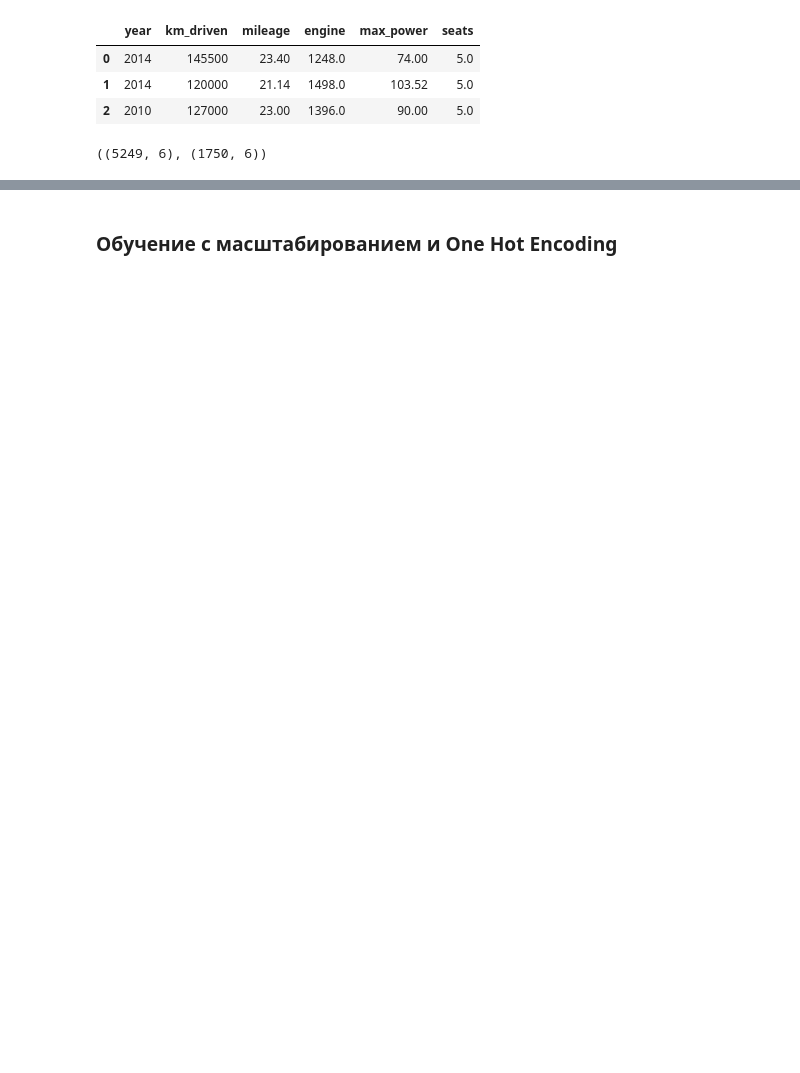
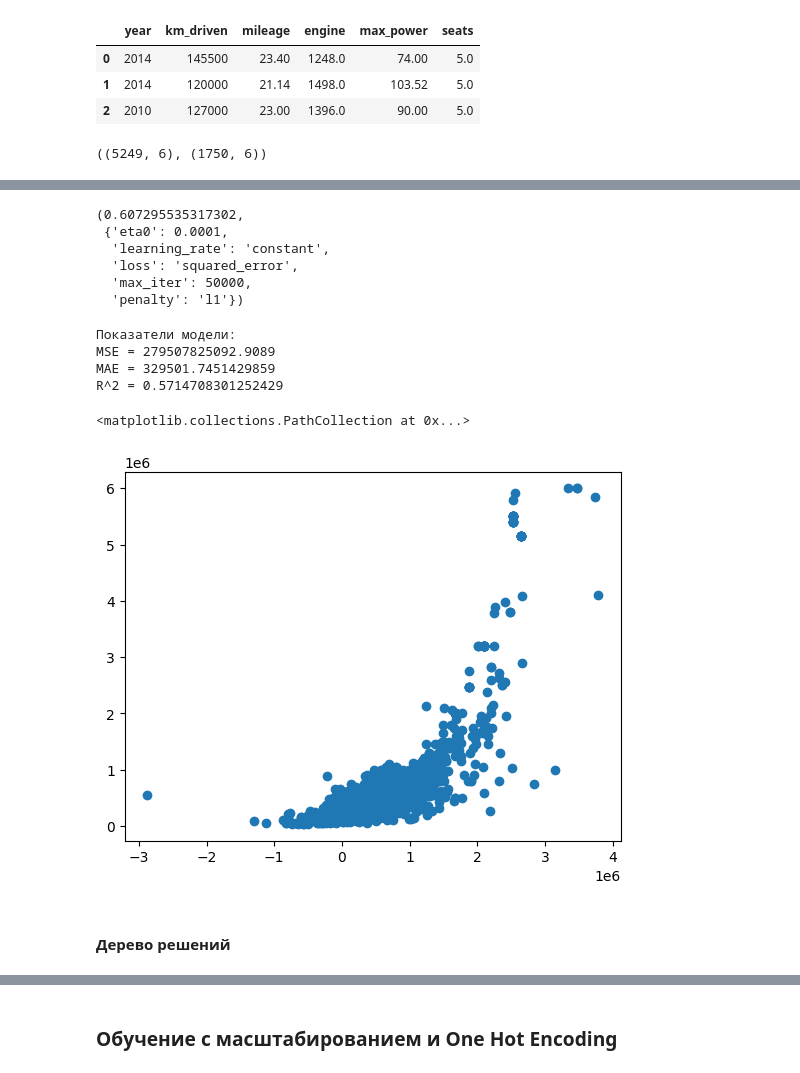
Before and after one commit to MarkLukyanov/car_price_pred, a Jupyter notebook: EDA_cars.ipynb, the cells around one changed output, grey strips where cells are left out. Cells and saved outputs as stored; diff of their text form; code cells hidden in the pictures; blank space fills up the shorter version.

```diff
--- a/EDA_cars.ipynb
+++ b/EDA_cars.ipynb
@@ -324,9 +398,2 @@ X_train.shape, X_test.shape
-# %%
-from sklearn.linear_model import Ridge
-
-regr = Ridge(alpha=0.1)
-regr.fit(X_train, y_train)
-
-pred = regr.predict(X_test)
 # %%
 # Посмотрим на показатели MAE, MAPE и R^2
@@ -364,0 +418,14 @@ with open('modelllllllll.pickle', 'wb') as f:
+# %%
+from sklearn.model_selection import GridSearchCV
+from sklearn.linear_model import SGDRegressor
+
+model = SGDRegressor()
+
+params = {'loss' : ['squared_error'],
+          'penalty' : ['l1', 'l2', None],
+          'max_iter' : [50000],
+          'learning_rate' : ['constant'],
+          'eta0' : [0.000001, 0.00001, 0.0001, 0.001, 0.01]}
+
+gs_gd = GridSearchCV(model, params, scoring='r2', cv=5, n_jobs=-1, verbose=2)
+gs_gd.fit(X_train, y_train)
@@ -364,0 +440,31 @@ with open('modelllllllll.pickle', 'wb') as f:
+# %%
+gs_gd.best_score_, gs_gd.best_params_
+# %% [output]
+(0.607295535317302,
+ {'eta0': 0.0001,
+  'learning_rate': 'constant',
+  'loss': 'squared_error',
+  'max_iter': 50000,
+  'penalty': 'l1'})
+# %%
+pred_gd = gs_gd.best_estimator_.predict(X_test)
+# %%
+# Посмотрим на показатели MAE, MAPE и R^2
+from sklearn.metrics import r2_score, mean_squared_error, mean_absolute_error
+
+print("Показатели модели:")
+print("MSE =", mean_squared_error(y_test, pred_gd)) # наилучшее - 0.0
+print("MAE =", mean_absolute_error(y_test, pred_gd)) # наилучшее - 0.0
+print("R^2 =", r2_score(y_test, pred_gd)) # наилучшее - 1.0
+# %% [output]
+Показатели модели:
+MSE = 279507825092.9089
+MAE = 329501.7451429859
+R^2 = 0.5714708301252429
+# %%
+plt.scatter(pred_gd, y_test)
+# %% [output]
+<matplotlib.collections.PathCollection at 0x...>
+[figure, added]
+# %% [markdown]
+#### Дерево решений
```
Also changed, not shown: parts of 67 cells of this notebook.
